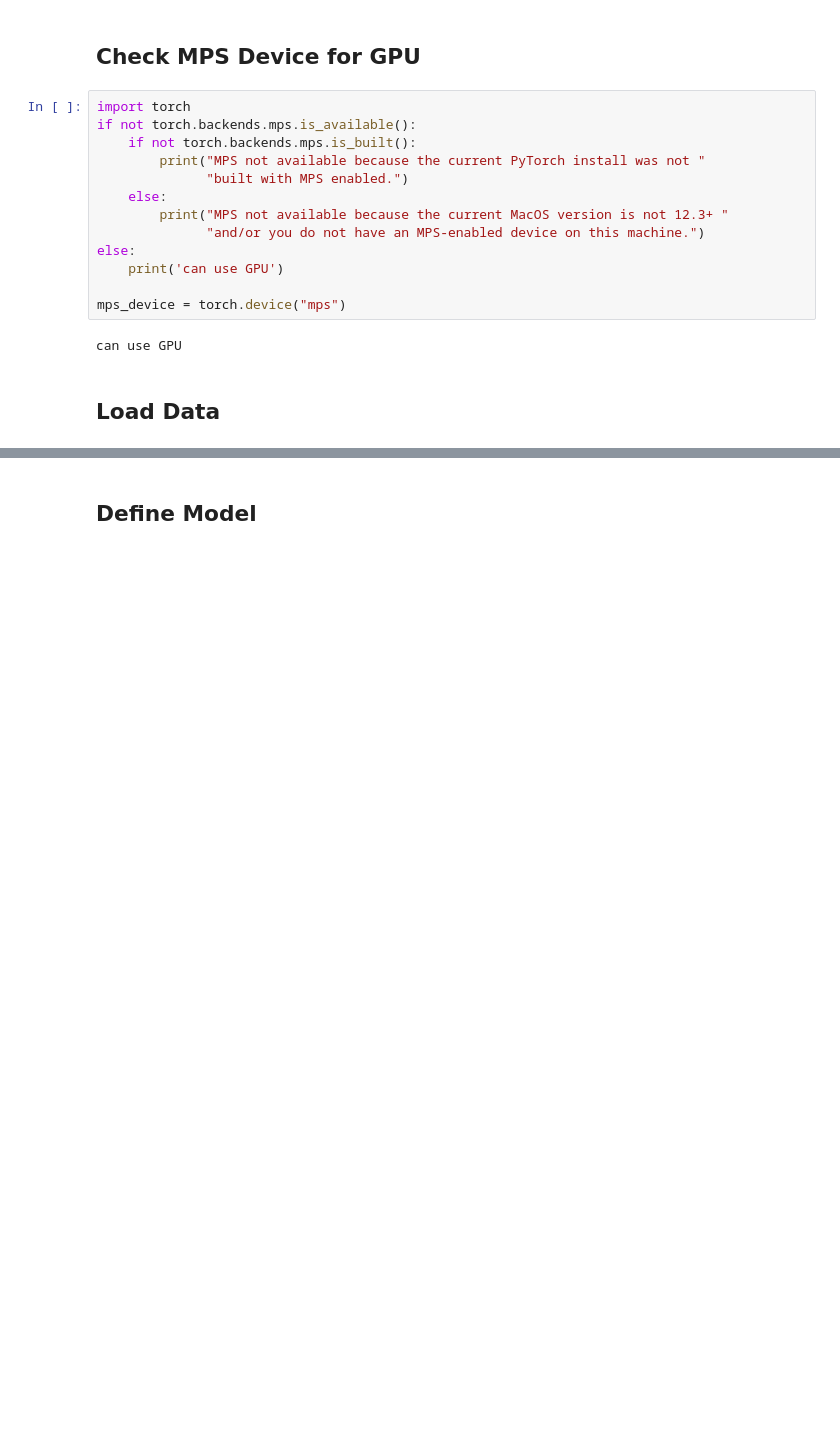
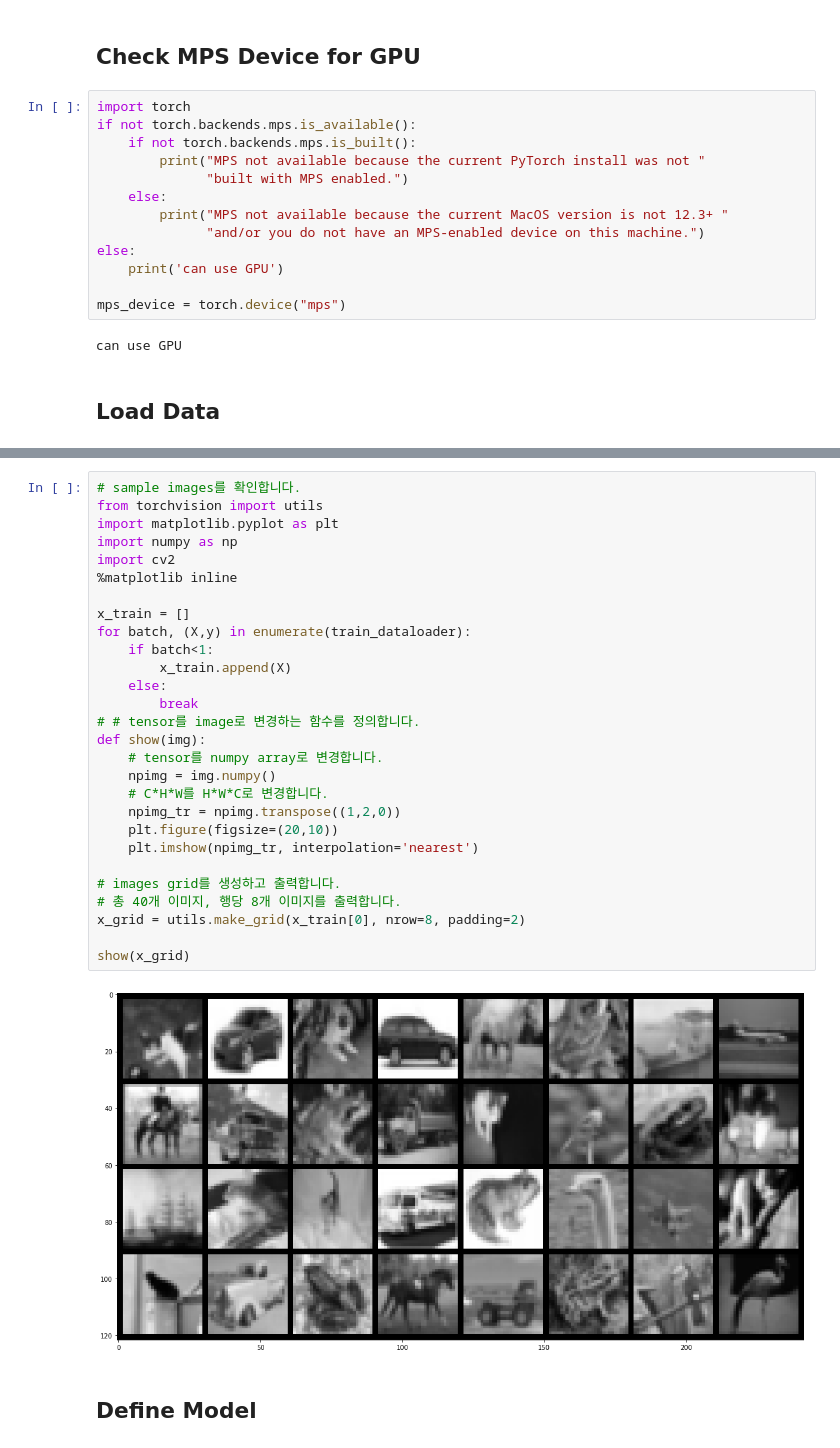
Before and after one commit to Kchanghun/Deeplearning_Basic, a Jupyter notebook: Torch/Model/LeNet_5.ipynb, the cells around one changed output, grey strips where cells are left out. Saved outputs shown, nothing was run; the diff lists cells and outputs as text; blank space fills up the shorter version.

```diff
--- a/Torch/Model/LeNet_5.ipynb
+++ b/Torch/Model/LeNet_5.ipynb
@@ -53,3 +67,33 @@ test_dataloader = DataLoader(test_data, batch_size=32)
+# %%
+# sample images를 확인합니다.
+from torchvision import utils
+import matplotlib.pyplot as plt
+import numpy as np
+import cv2
+%matplotlib inline
+
+x_train = []
+for batch, (X,y) in enumerate(train_dataloader):
+    if batch<1:
+        x_train.append(X)
+    else:
+        break
+# # tensor를 image로 변경하는 함수를 정의합니다.
+def show(img):
+    # tensor를 numpy array로 변경합니다.
+    npimg = img.numpy()
+    # C*H*W를 H*W*C로 변경합니다.
+    npimg_tr = npimg.transpose((1,2,0))
+    plt.figure(figsize=(20,10))
+    plt.imshow(npimg_tr, interpolation='nearest')
+
+# images grid를 생성하고 출력합니다.
+# 총 40개 이미지, 행당 8개 이미지를 출력합니다.
+x_grid = utils.make_grid(x_train[0], nrow=8, padding=2)
+
+show(x_grid)
+# %% [output]
+[figure, added]
 # %% [markdown]
 ## Define Model
 # %%
```
Also changed, not shown: parts of 18 cells of this notebook, 2 other files.
